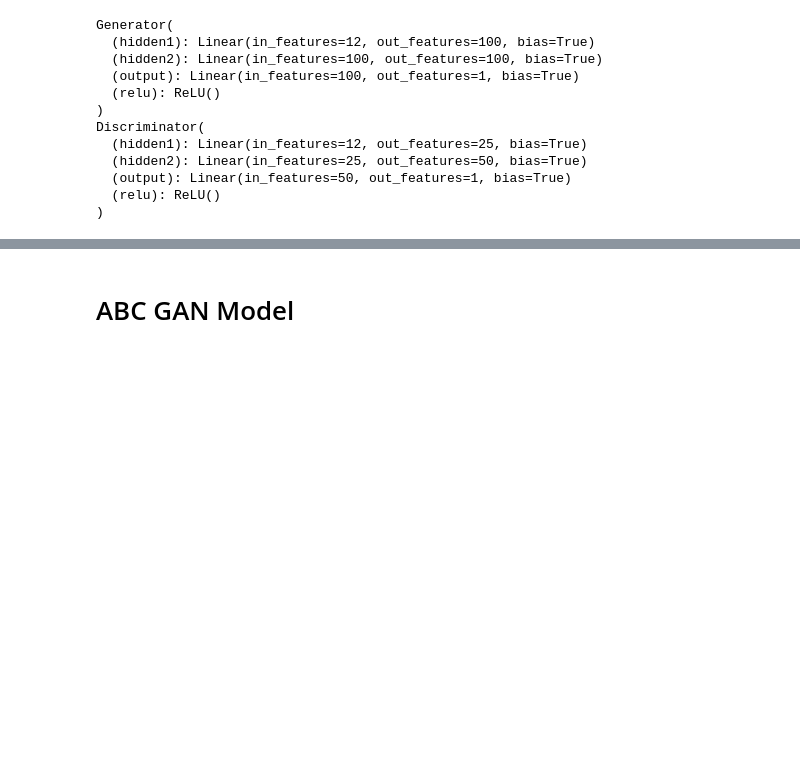
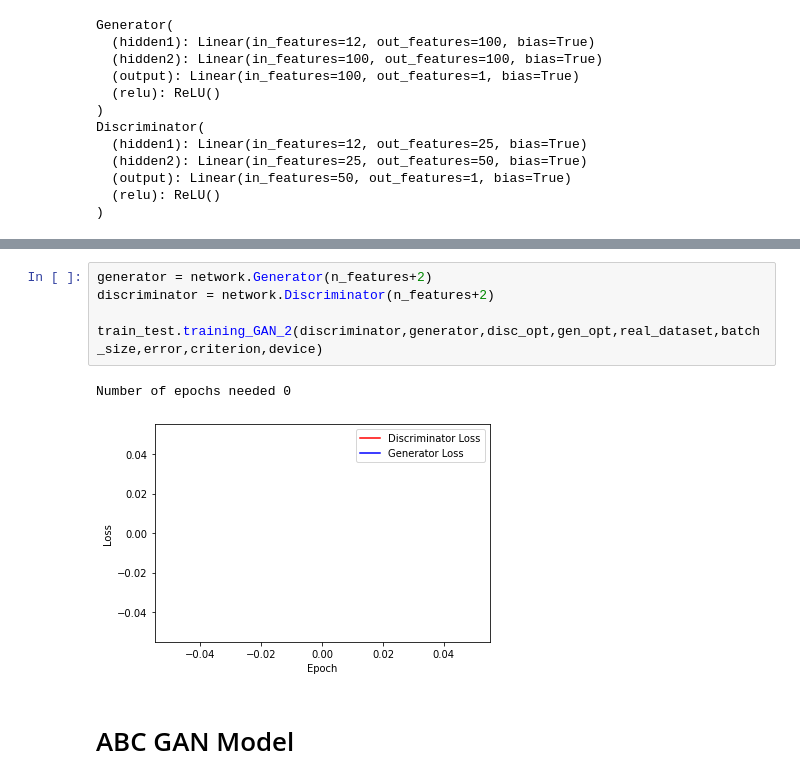
Before and after one commit to Manasi1999/ABC_GAN, a Jupyter notebook: src/Dataset1-Regression.ipynb, the cells around one changed output, grey strips where cells are left out. Drawn from its saved outputs; the diff is of its cells as text; blank space fills up the shorter version.

```diff
--- a/src/Dataset1-Regression.ipynb
+++ b/src/Dataset1-Regression.ipynb
@@ -169,3 +169,11 @@ sanityChecks.discProbVsError(real_dataset,discriminator,device)
+# %%
+generator = network.Generator(n_features+2)
+discriminator = network.Discriminator(n_features+2)
+
+train_test.training_GAN_2(discriminator,generator,disc_opt,gen_opt,real_dataset,batch_size,error,criterion,device)
+# %% [output]
+Number of epochs needed 0
+[figure, added]
 # %% [markdown]
 # ABC GAN Model
 # %% [markdown]
```
Also changed, not shown: parts of 8 cells of this notebook, 2 other files.
